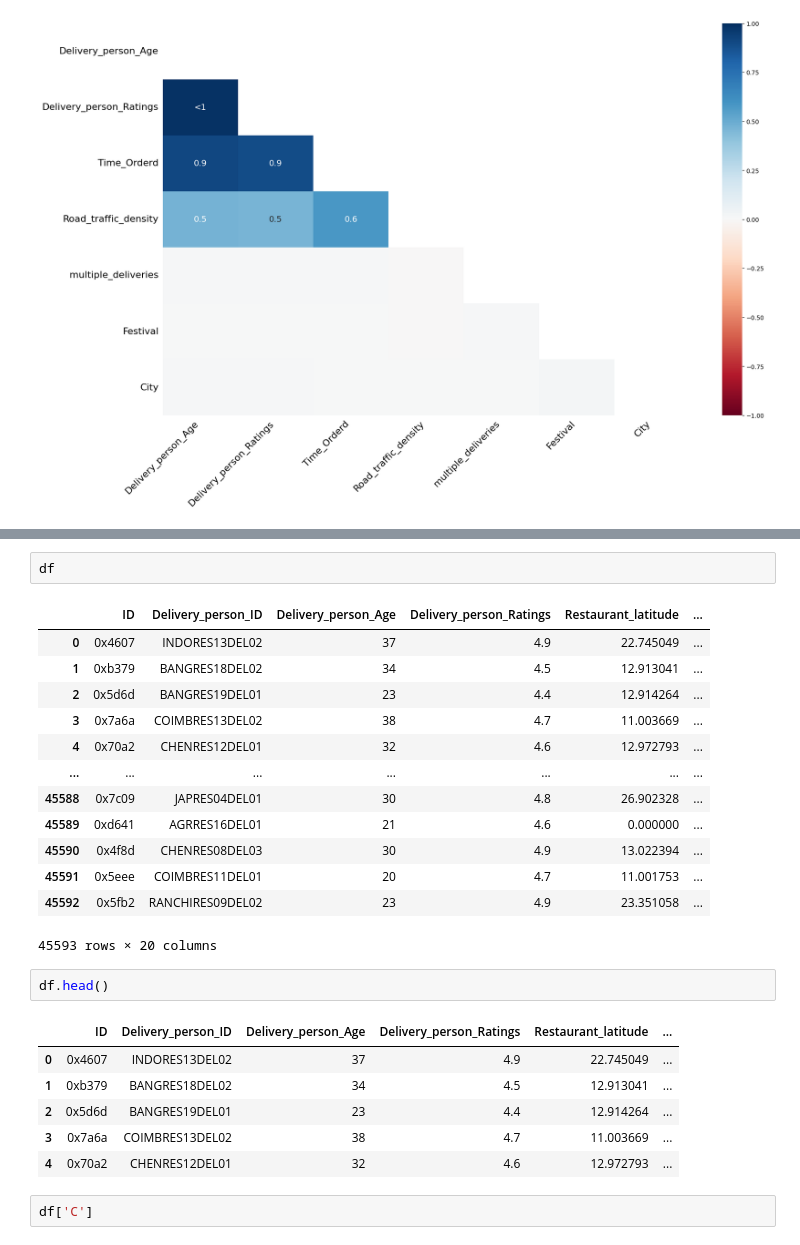
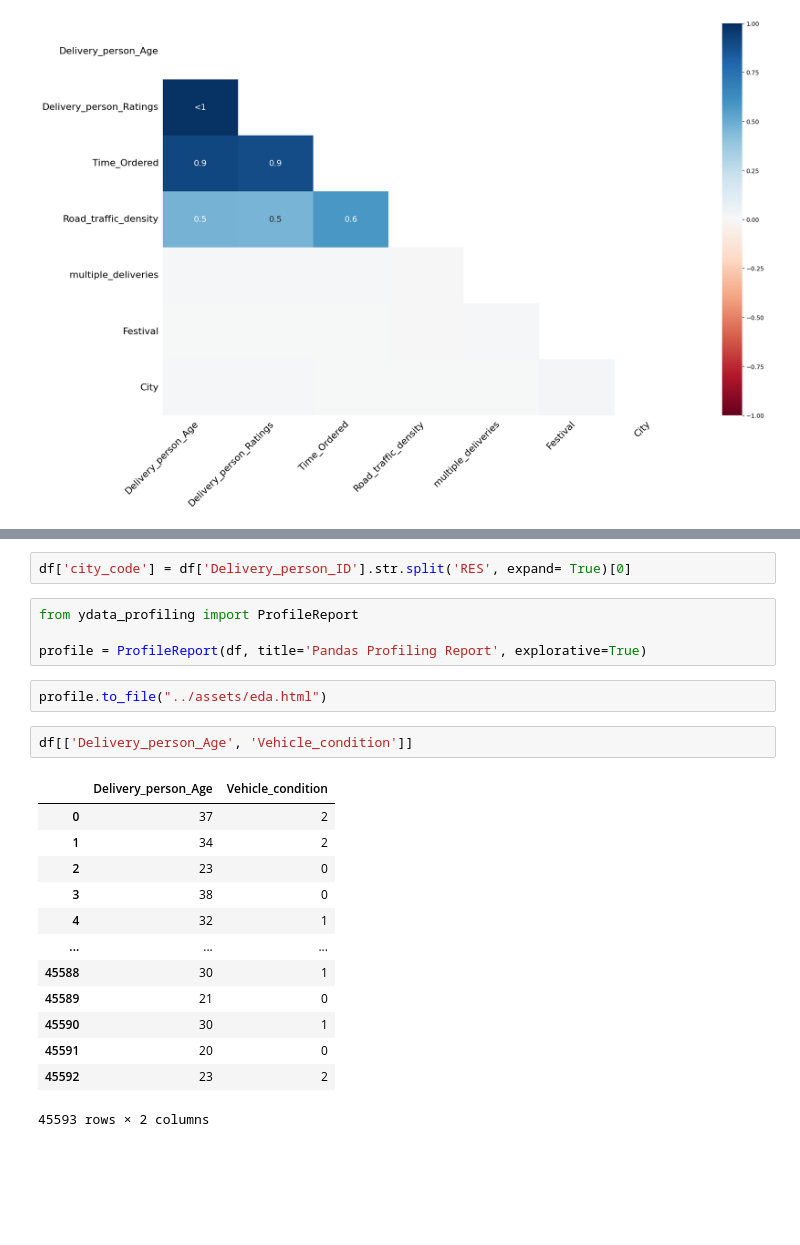
Before and after one commit to chitrakumarsai/UBER_ETA_PREDICTION_DS, a Jupyter notebook: notebooks/script1.ipynb, the cells around one changed output, grey strips where cells are left out. Cells and saved outputs as stored; diff of their text form; blank space fills up the shorter version.

```diff
--- a/notebooks/script1.ipynb
+++ b/notebooks/script1.ipynb
@@ -65,27 +65,24 @@ msno.dendrogram(df)
+# %%
+df['city_code'] = df['Delivery_person_ID'].str.split('RES', expand= True)[0]
+# %%
+from ydata_profiling import ProfileReport
+
+profile = ProfileReport(df, title='Pandas Profiling Report', explorative=True)
+# %%
+profile.to_file("../assets/eda.html")
 # %%
-df
+df[['Delivery_person_Age', 'Vehicle_condition']]
 # %% [output]
-|  | ID | Delivery_person_ID | Delivery_person_Age | Delivery_person_Ratings | Restaurant_latitude | ... |
-| 0 | 0x4607 | INDORES13DEL02 | 37 | 4.9 | 22.745049 | ... |
-| 1 | 0xb379 | BANGRES18DEL02 | 34 | 4.5 | 12.913041 | ... |
-| 2 | 0x5d6d | BANGRES19DEL01 | 23 | 4.4 | 12.914264 | ... |
-| 3 | 0x7a6a | COIMBRES13DEL02 | 38 | 4.7 | 11.003669 | ... |
-| 4 | 0x70a2 | CHENRES12DEL01 | 32 | 4.6 | 12.972793 | ... |
-| ... | ... | ... | ... | ... | ... | ... |
-| 45588 | 0x7c09 | JAPRES04DEL01 | 30 | 4.8 | 26.902328 | ... |
-| 45589 | 0xd641 | AGRRES16DEL01 | 21 | 4.6 | 0.000000 | ... |
-| 45590 | 0x4f8d | CHENRES08DEL03 | 30 | 4.9 | 13.022394 | ... |
-| 45591 | 0x5eee | COIMBRES11DEL01 | 20 | 4.7 | 11.001753 | ... |
-| 45592 | 0x5fb2 | RANCHIRES09DEL02 | 23 | 4.9 | 23.351058 | ... |
+|  | Delivery_person_Age | Vehicle_condition |
+| 0 | 37 | 2 |
+| 1 | 34 | 2 |
+| 2 | 23 | 0 |
+| 3 | 38 | 0 |
+| 4 | 32 | 1 |
+| ... | ... | ... |
+| 45588 | 30 | 1 |
+| 45589 | 21 | 0 |
+| 45590 | 30 | 1 |
+| 45591 | 20 | 0 |
+| 45592 | 23 | 2 |
-45593 rows × 20 columns
+45593 rows × 2 columns
-# %%
-df.head()
-# %% [output]
-|  | ID | Delivery_person_ID | Delivery_person_Age | Delivery_person_Ratings | Restaurant_latitude | ... |
-| 0 | 0x4607 | INDORES13DEL02 | 37 | 4.9 | 22.745049 | ... |
-| 1 | 0xb379 | BANGRES18DEL02 | 34 | 4.5 | 12.913041 | ... |
-| 2 | 0x5d6d | BANGRES19DEL01 | 23 | 4.4 | 12.914264 | ... |
-| 3 | 0x7a6a | COIMBRES13DEL02 | 38 | 4.7 | 11.003669 | ... |
-| 4 | 0x70a2 | CHENRES12DEL01 | 32 | 4.6 | 12.972793 | ... |
-# %%
-df['C']
```
Also changed, not shown: parts of 6 cells of this notebook, 6 other files.
